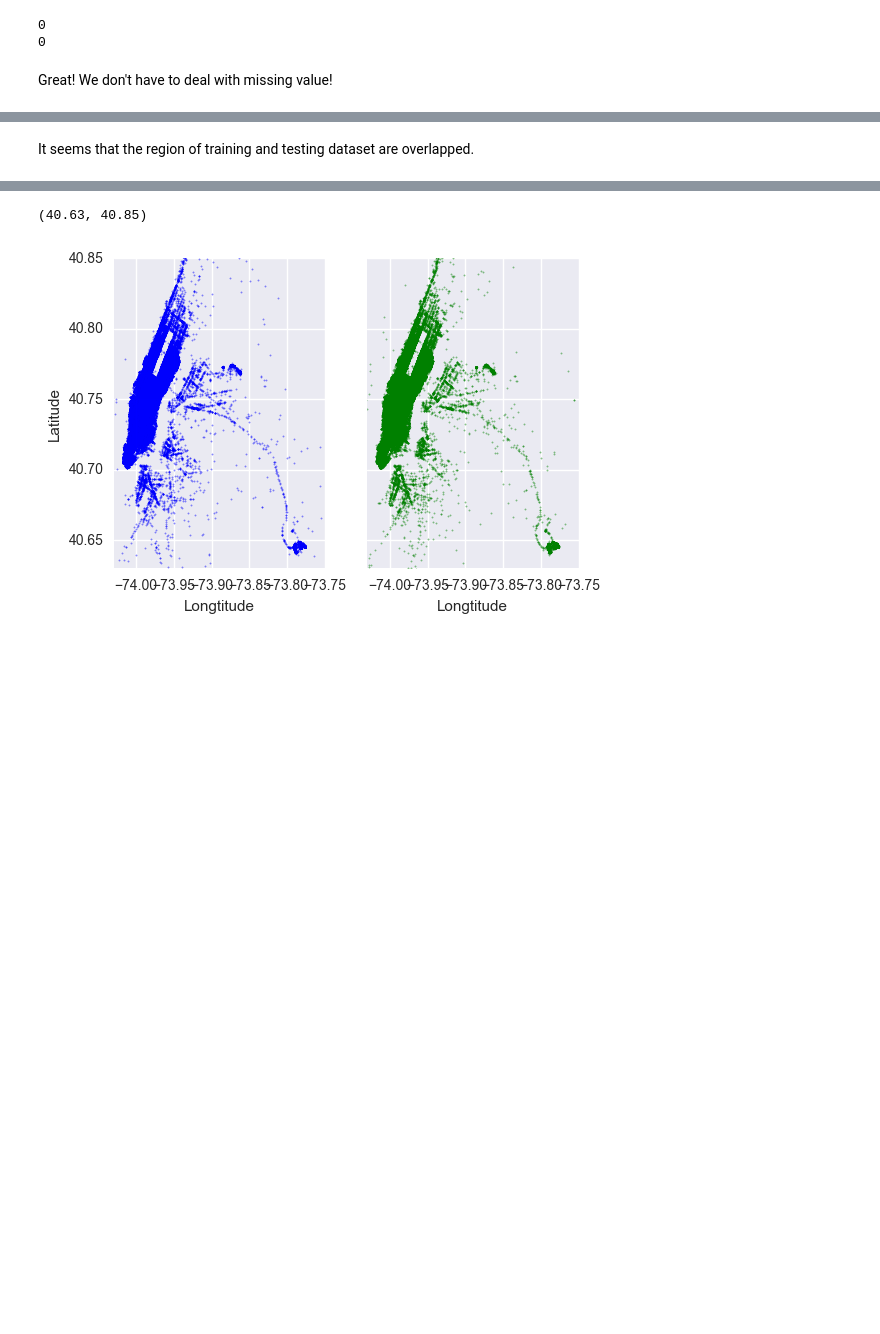
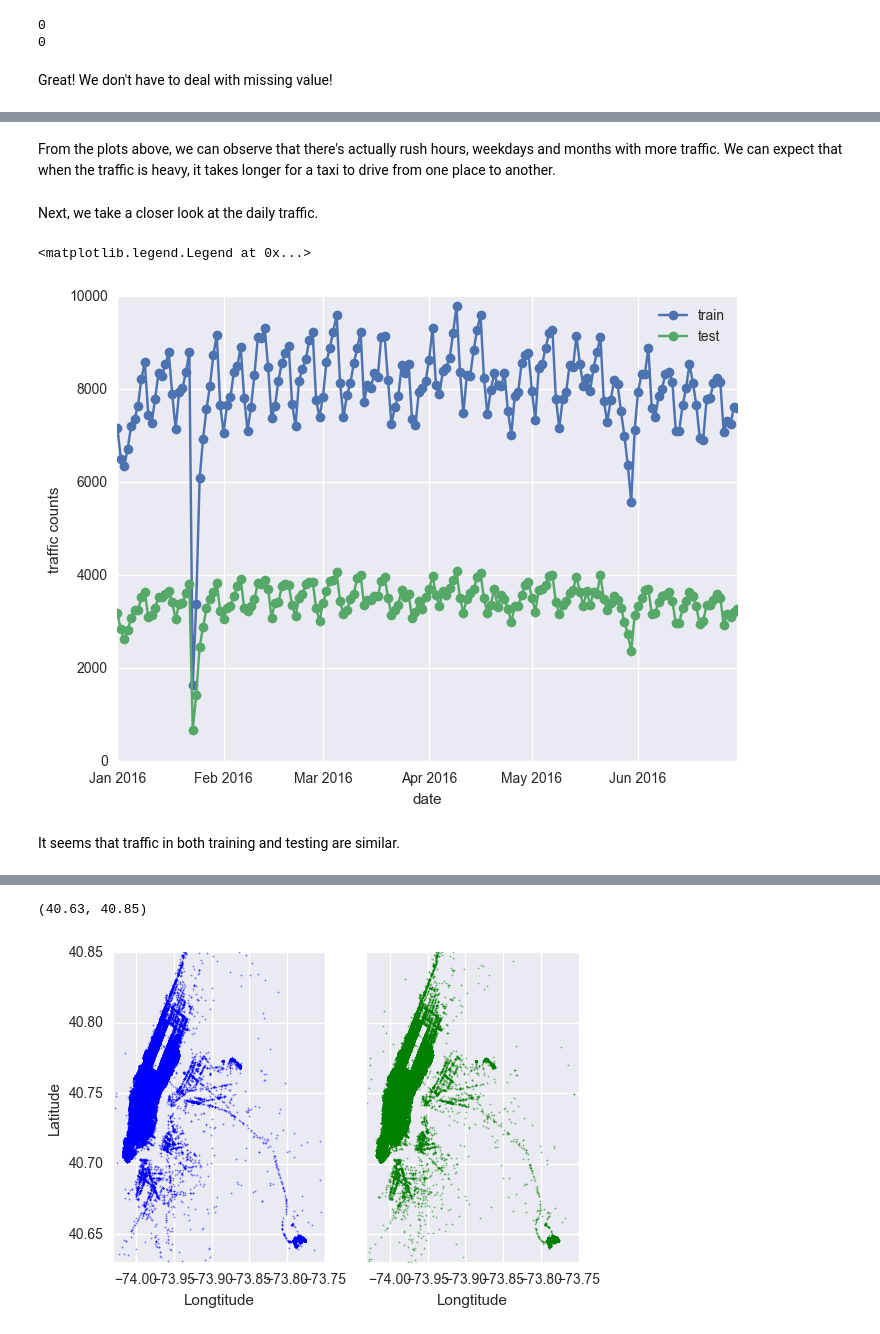
Before and after one commit to Beanzwang/kaggle, a Jupyter notebook: taxi_trip/taxi trip.ipynb, the cells around one changed output, grey strips where cells are left out. Cells and saved outputs as stored; diff of their text form; code cells hidden in the pictures; blank space fills up the shorter version.

```diff
--- a/taxi_trip/taxi trip.ipynb
+++ b/taxi_trip/taxi trip.ipynb
@@ -113,2 +186,17 @@ Great! We don't have to deal with missing value!
+# %% [markdown]
+From the plots above, we can observe that there's actually rush hours, weekdays and months with more traffic.
+We can expect that when the traffic is heavy, it takes longer for a taxi to drive from one place to another.
+# %% [markdown]
+Next, we take a closer look at the daily traffic.
+# %%
+plt.figure(figsize=(8, 6))
+plt.plot(train.groupby('pickup_date').count()['id'], 'o-', label='train')
+plt.plot(test.groupby('pickup_date').count()['id'], 'o-', label='test')
+plt.xlabel("date")
+plt.ylabel("traffic counts")
+plt.legend()
+# %% [output]
+<matplotlib.legend.Legend at 0x...>
+[figure, added]
 # %% [markdown]
-It seems that the region of training and testing dataset are overlapped.
+It seems that traffic in both training and testing are similar.
```
Also changed, not shown: parts of 120 cells of this notebook, 1 other file.
